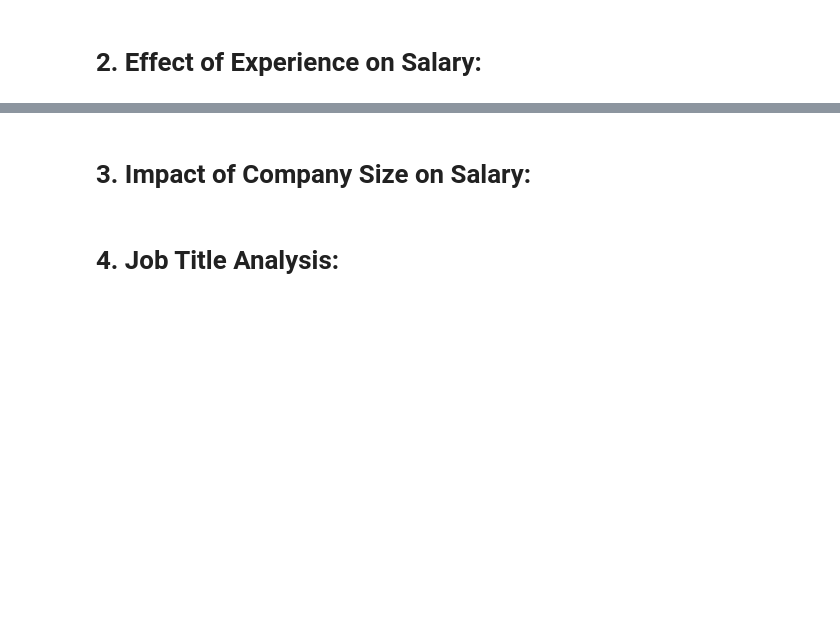
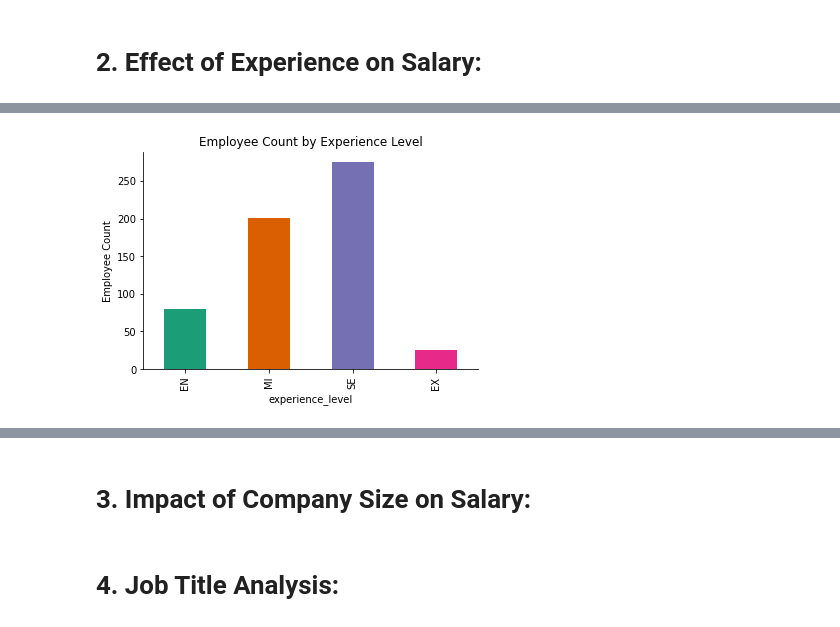
Before and after one commit to stat220/lab-1-statistically-depressed-data-obsessed, a Jupyter notebook: Stat_220_LAB1.ipynb, the cells around one changed output, grey strips where cells are left out. Saved outputs shown, nothing was run; the diff lists cells and outputs as text; code cells hidden in the pictures; blank space fills up the shorter version.

```diff
--- a/Stat_220_LAB1.ipynb
+++ b/Stat_220_LAB1.ipynb
@@ -45,0 +37,14 @@ plt.show()
+# %%
+from matplotlib import pyplot as plt
+import seaborn as sns
+
+plt.ylabel('Employee Count')
+plt.title('Employee Count by Experience Level')
+plt.gca().spines[['top', 'right',]].set_visible(False)
+
+experience_order = ['EN', 'MI', 'SE', 'EX']
+salary_data.groupby('experience_level').size().loc[experience_order].plot(kind='bar', color=sns.palettes.mpl_palette('Dark2'))
+
+plt.show()
+# %% [output]
+[figure, added]
```
Also changed, not shown: parts of 8 cells of this notebook.
